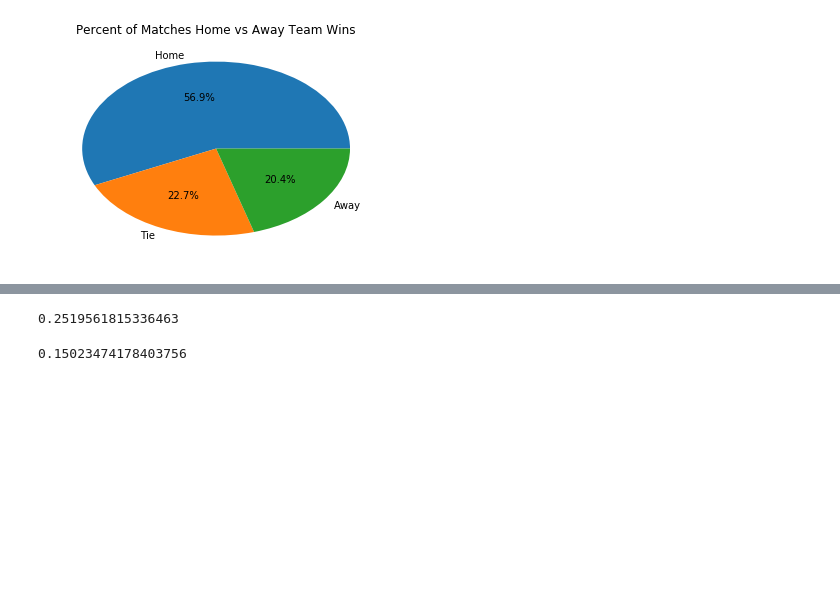
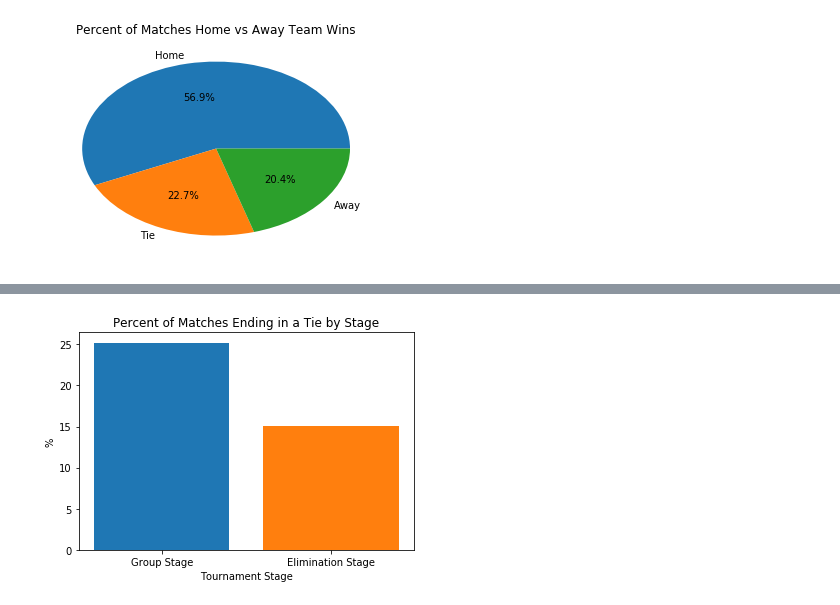
Before and after one commit to bitsops/Thinkful-DS, a Jupyter notebook: PrepCourse_Capstone_FIFAWorldCup.ipynb, the cells around one changed output, grey strips where cells are left out. Cells and saved outputs as stored; diff of their text form; code cells hidden in the pictures; blank space fills up the shorter version.

```diff
--- a/PrepCourse_Capstone_FIFAWorldCup.ipynb
+++ b/PrepCourse_Capstone_FIFAWorldCup.ipynb
@@ -239,18 +337,27 @@ dfGroupStageTies = pd.DataFrame
 
 dfGroupStageTies = dfMatches.loc[lambda dfMatches: dfMatches['Round'].str.contains('|'.join(searchfor)), :]['HomeOrAway'].value_counts()
 
-GroupStagePercentTies = dfGroupStageTies.loc['Tie']/(dfGroupStageTies.loc['Home']+dfGroupStageTies.loc['Away']+dfGroupStageTies.loc['Tie'])
-
-print(GroupStagePercentTies)
+GroupStagePercentTies = (dfGroupStageTies.loc['Tie']/(dfGroupStageTies.loc['Home']+dfGroupStageTies.loc['Away']+dfGroupStageTies.loc['Tie']))*100
-# %% [output]
-0.2519561815336463
 # %%
 #Elimination Rounds
 dfEliminationStageTies = pd.DataFrame
 dfEliminationStageTies = dfMatches.loc[lambda dfMatches: ~dfMatches['Round'].str.contains('|'.join(searchfor)), :]['HomeOrAway'].value_counts()
 
-EliminationStagePercentTies = dfEliminationStageTies.loc['Tie']/(dfEliminationStageTies.loc['Home']+dfEliminationStageTies.loc['Away']+dfEliminationStageTies.loc['Tie'])
-
-print(EliminationStagePercentTies)
+EliminationStagePercentTies = (dfEliminationStageTies.loc['Tie']/(dfEliminationStageTies.loc['Home']+dfEliminationStageTies.loc['Away']+dfEliminationStageTies.loc['Tie']))*100
-# %% [output]
-0.15023474178403756
+# %%
+dicTieIncidence ={'Group Stage':GroupStagePercentTies,
+                  'Elimination Stage':EliminationStagePercentTies}
+# %%
+names = list(dicTieIncidence.keys())
+values = list(dicTieIncidence.values())
+plt.bar(0,values[0],tick_label=names[0])
+plt.bar(1,values[1],tick_label=names[1])
+plt.xticks(range(0,2),names)
+
+plt.ylabel('%')
+plt.xlabel('Tournament Stage')
+plt.title('Percent of Matches Ending in a Tie by Stage')
+
+plt.show()
+# %% [output]
+[figure, added]
```
Also changed, not shown: parts of 21 cells of this notebook.
